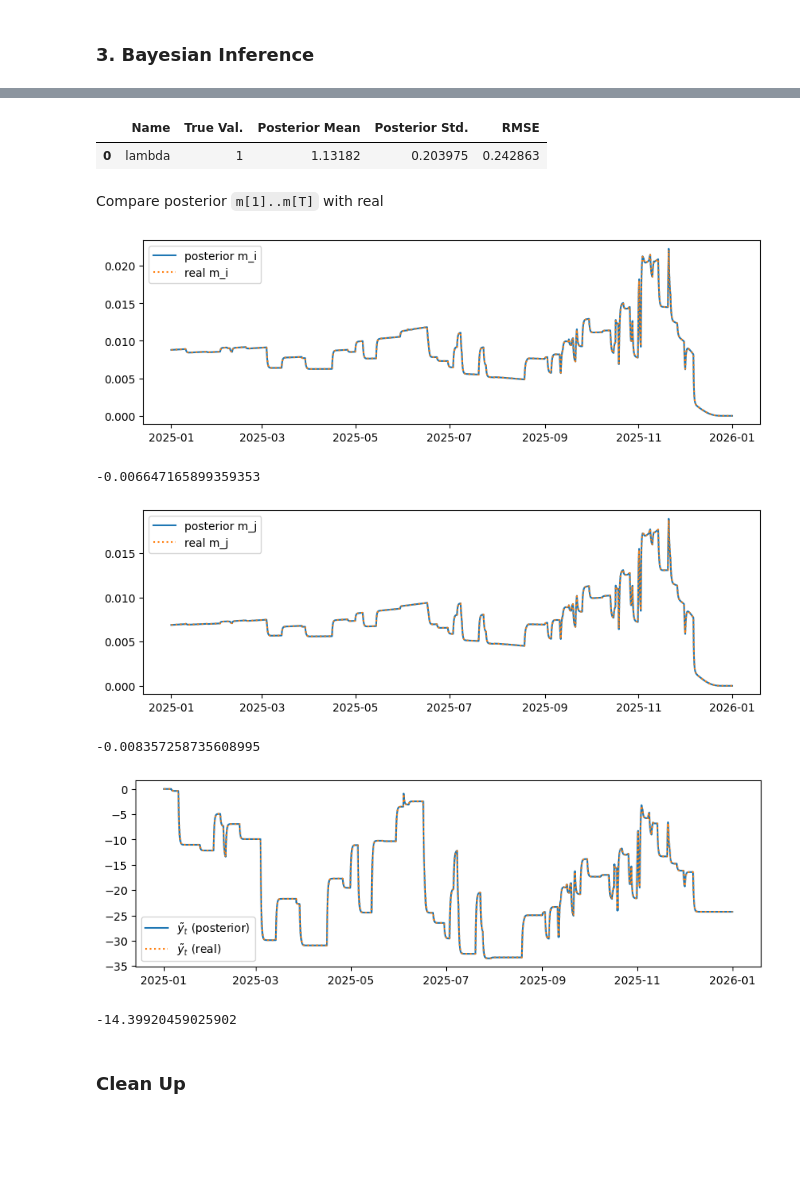
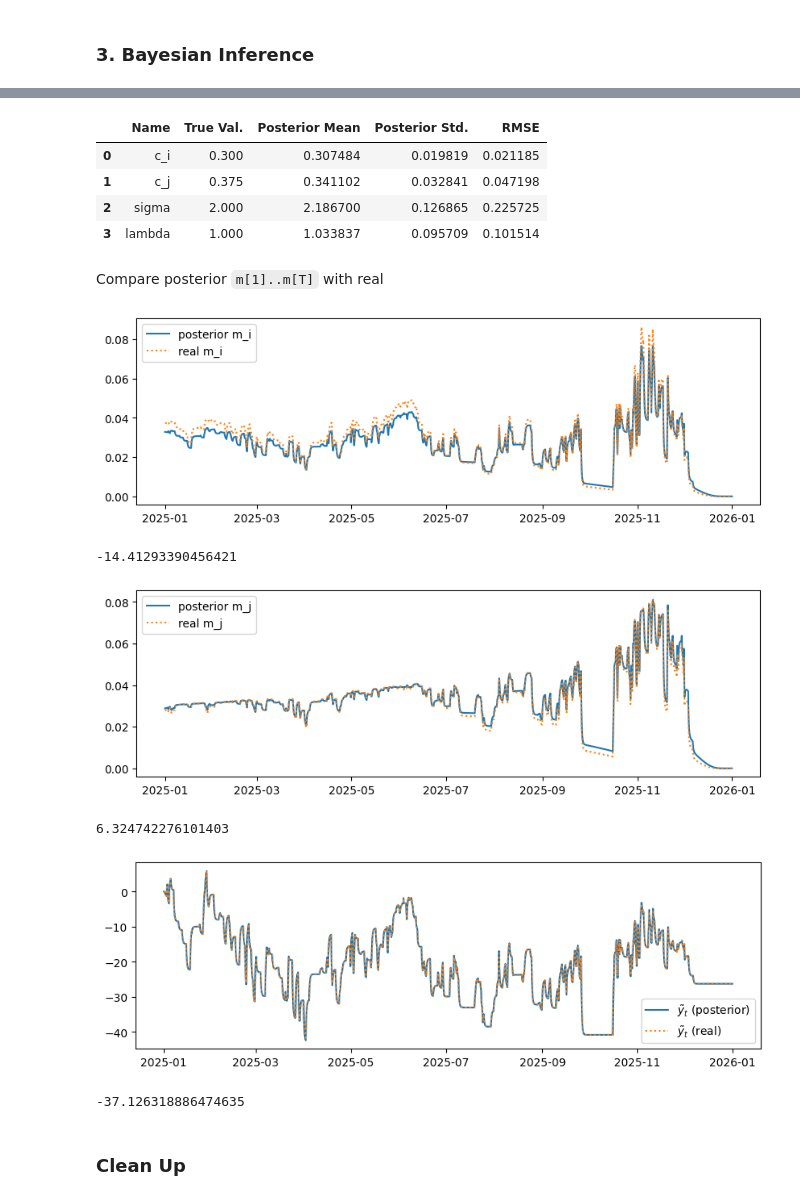
Before and after one commit to zhuanglinsheng/kaggle-contest-design, a Jupyter notebook: synthetic_data/Synthetic_Data_360.ipynb, the cells around one changed output, grey strips where cells are left out. Drawn from its saved outputs; the diff is of its cells as text; code cells hidden in the pictures; blank space fills up the shorter version.

```diff
--- a/synthetic_data/Synthetic_Data_360.ipynb
+++ b/synthetic_data/Synthetic_Data_360.ipynb
@@ -27,10 +27,10 @@ from synthetic_data import synthetic_data_simulation  # type: ignore
 # Capacities & Total Innovation Uncertainty
 param_theta = 1.0
 
-param_c_i = 1.2
-param_c_j = 1.5
+param_c_i = 1.2 / 4
+param_c_j = 1.5 / 4
 param_sigma = 2.0
-param_lambda = 1
+param_lambda = 1.0
 param_r = 15.0
 
 # Contest Time Duaration
@@ -200,13 +212,16 @@ def display_estimation_results(var_names: list[str], true_vals, posteriors):
 	return pd.DataFrame(data, columns=columns)
 # %%
 display_estimation_results(
-	['lambda'],
-	[param_lambda],
+	['c_i', 'c_j', 'sigma', 'lambda'],
+	[param_c_i, param_c_j, param_sigma, param_lambda],
 	posteriors
 )
 # %% [output]
 |  | Name | True Val. | Posterior Mean | Posterior Std. | RMSE |
-| 0 | lambda | 1 | 1.13182 | 0.203975 | 0.242863 |
+| 0 | c_i | 0.300 | 0.307484 | 0.019819 | 0.021185 |
+| 1 | c_j | 0.375 | 0.341102 | 0.032841 | 0.047198 |
+| 2 | sigma | 2.000 | 2.186700 | 0.126865 | 0.225725 |
+| 3 | lambda | 1.000 | 1.033837 | 0.095709 | 0.101514 |
 # %% [markdown]
 Compare posterior `m[1]..m[T]` with real
 # %%
@@ -227,10 +242,10 @@ plt.legend()
 plt.show()
 print(np.sum(posterior_m_j_mean - j_effort_dynamic))
 # %% [output]
-[figure, old version]
+[figure, new version]
--0.006647165899359353
+-14.41293390456421
-[figure, old version]
+[figure, new version]
--0.008357258735608995
+6.324742276101403
 # %%
 ## compare posterior \tilde{y}[1]..\tilde{y}[T] with real
 
@@ -243,8 +258,8 @@ plt.legend()
 plt.show()
 print(np.sum(posterior_tilde_y_mean - perceived_gap_dynamic))
 # %% [output]
-[figure, old version]
+[figure, new version]
--14.39920459025902
+-37.126318886474635
 # %% [markdown]
 ### Clean Up
 # %%
```
Also changed, not shown: parts of 6 cells of this notebook, 9 other files.
